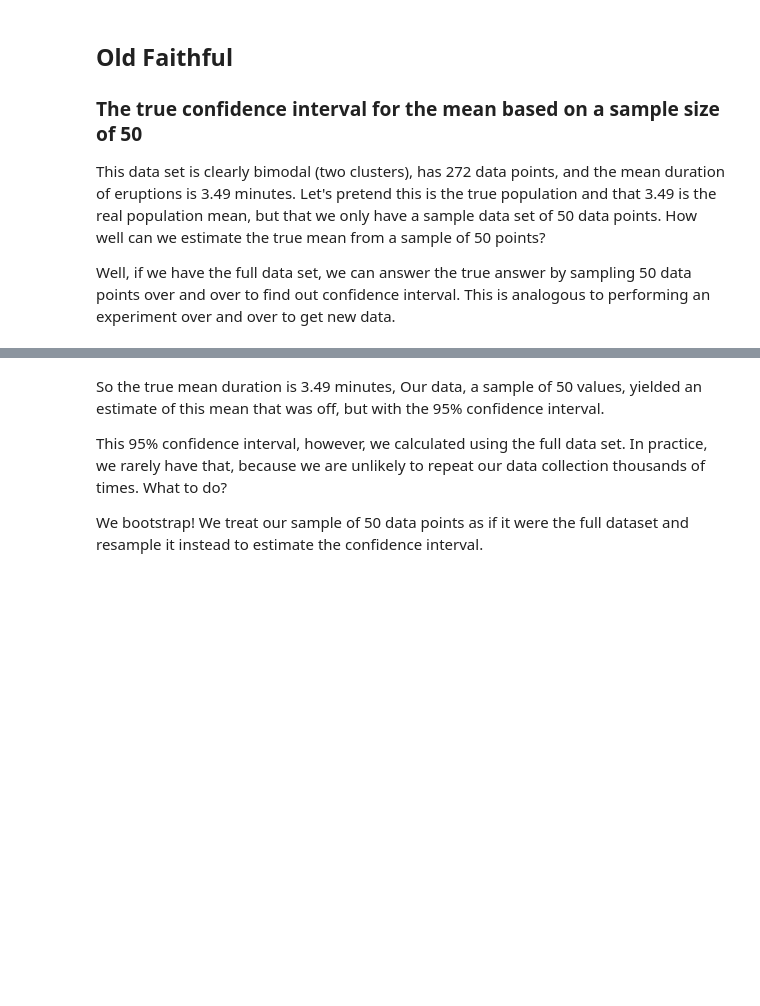
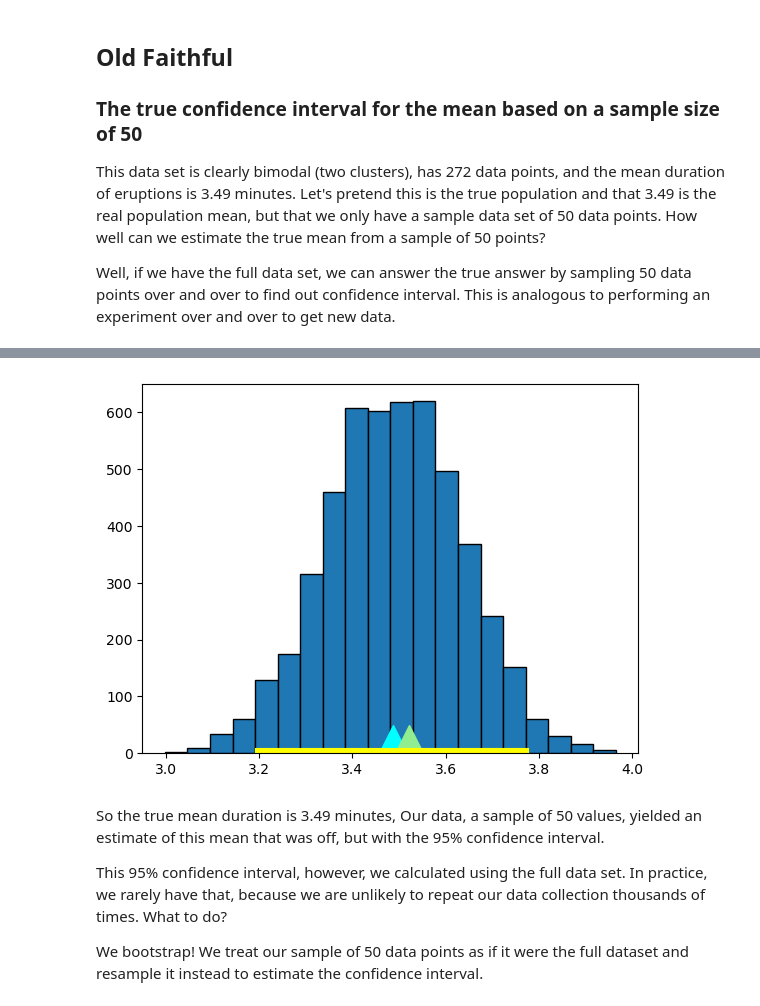
Before and after one commit to laserchemist/datascience, a Jupyter notebook: Spring 2025/Class_Examples/Nyquist/Supporting Notebooks/Understanding Bootstrapping.ipynb, the cells around one changed output, grey strips where cells are left out. Cells and saved outputs as stored; diff of their text form; code cells hidden in the pictures; blank space fills up the shorter version.

```diff
--- a/Spring 2025/Class_Examples/Nyquist/Supporting Notebooks/Understanding Bootstrapping.ipynb
+++ b/Spring 2025/Class_Examples/Nyquist/Supporting Notebooks/Understanding Bootstrapping.ipynb
@@ -47,3 +61,10 @@ make_array(left, right)
+# %%
+plt.hist(sample_means, bins=20)
+plt.plot(true_avg_duration, 0, marker="^", markersize=40, color="cyan")
+plt.plot(our_mean, 0, marker="^", markersize=40, color="lightgreen")
+plt.plot([left, right], [0, 0], color='yellow', lw=8);
+# %% [output]
+[figure, added]
 # %% [markdown]
 So the true mean duration is 3.49 minutes, Our data, a sample of 50 values, yielded an estimate of this mean that was off, but with the 95% confidence interval.
 
```
Also changed, not shown: parts of 11 cells of this notebook.
